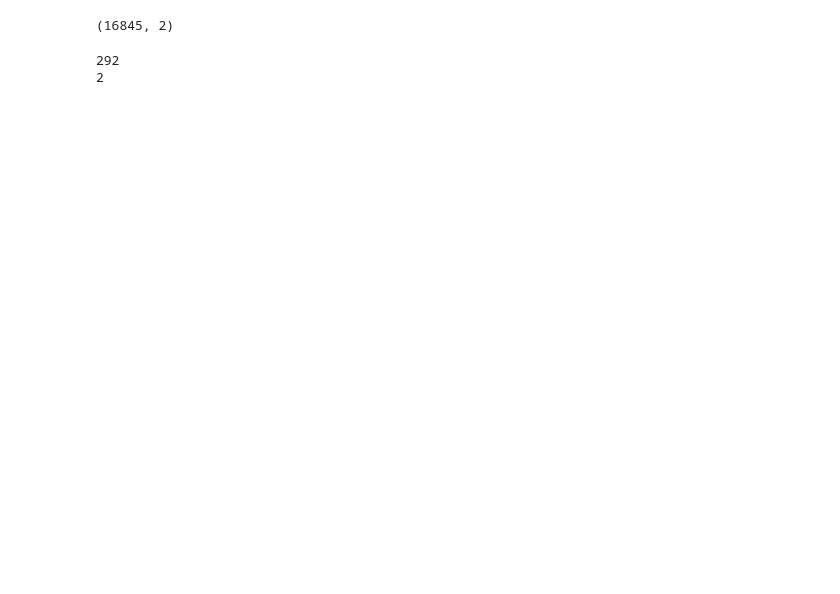
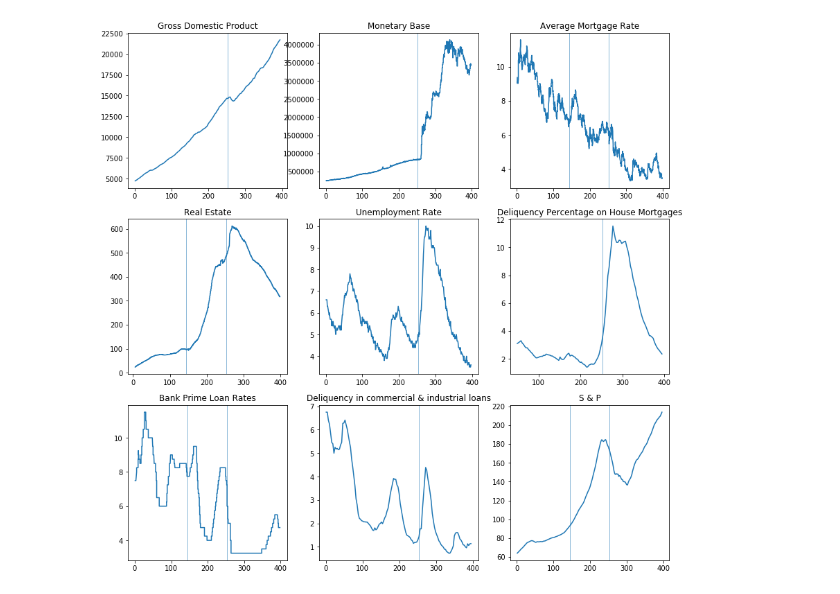
Before and after one commit to bkilian15/BurstingBubbles, a Jupyter notebook: Analysis/bubble_data_analysis.ipynb, the cells around one changed output. Cells and saved outputs as stored; diff of their text form; code cells hidden in the pictures; blank space fills up the shorter version.

```diff
--- a/Analysis/bubble_data_analysis.ipynb
+++ b/Analysis/bubble_data_analysis.ipynb
@@ -7,21 +7,18 @@ import seaborn as sn
 gdp = pd.read_csv("../Data/gdp_1947_2019.csv")
 monetary_base = pd.read_csv("../Data/monetaryB_1975_2020.csv")
 unemploy = pd.read_csv("../Data/unrate_1948_2020.csv")
-dprime = pd.read_csv("../Data/dprime_1955_2020.csv")
+mprime = pd.read_csv("../Data/mprime_1949_2020.csv")
 defaults = pd.read_csv("../Data/defaults_1991_2019.csv")
 mortgage_avg = pd.read_csv("../Data/30yearFRMortgageAvg_1971_2020.csv")
 s_p = pd.read_csv("../Data/spCaseshiller_1987_2019.csv")
 real_estate = pd.read_csv("../Data/RealEstateLoans.csv")
+deliquentCommIndust = np.array(pd.read_csv("../Data/delinquencyCommercialIndustrial_1987_2019.csv"))
 # %%
 defaults = np.array(defaults)
 gdp = np.array(gdp)
 monetary_base = np.array(monetary_base)
-dprime =np.array(dprime)
+mprime = np.array(mprime)
 mortgage_avg = np.array(mortgage_avg)
 s_p = np.array(s_p)
 real_estate = np.array(real_estate)
-# %%
-print(dprime.shape)
-# %% [output]
-(16845, 2)
 # %%
@@ -41,7 +65,57 @@ def parse_dates(data, start_date):
-# %%
-x = parse_dates(gdp, 1980)
-print(len(gdp))
-print(len(parse_dates(gdp, 1947)))
-# %% [output]
-292
-2
+# %%
+
+gdp_Y, gdp_X = parse_dates(gdp, 1987)
+real_estate_Y, real_estate_X = parse_dates(real_estate, 1987)
+monetary_base_Y, monetary_base_X = parse_dates(monetary_base, 1987)
+unemploy_Y, unemploy_X = parse_dates(np.array(unemploy), 1987)
+defaults_Y, defaults_X = parse_dates(defaults, 1987)
+mortAvg_Y, mortAvg_X = parse_dates(mortgage_avg, 1987)
+s_p_Y, s_p_X = parse_dates(s_p, 1987)
+mprime_Y, mprime_X = parse_dates(mprime, 1987)
+deliquentCommIndust_Y, deliquentCommIndust_X = parse_dates(deliquentCommIndust, 1987)
+
+fig, axes = plt.subplots(3,3,figsize=[14,14])
+
+axes[0,0].plot(gdp_Y, gdp_X)
+axes[0,0].set_title("Gross Domestic Product")
+axes[0,0].axvline(x=252, linewidth = .5)
+
+axes[1,0].plot(real_estate_Y, real_estate_X)
+axes[1,0].set_title("Real Estate")
+axes[1,0].axvline(x=252, linewidth = .5)
+axes[1,0].axvline(x=144, linewidth = .5)
+
+axes[2,0].plot(dprime_Y, dprime_X)
+axes[2,0].set_title("Bank Prime Loan Rates")
+axes[2,0].axvline(x=252, linewidth = .5)
+axes[2,0].axvline(x=144, linewidth = .5)
+
+axes[0,1].plot(monetary_base_Y, monetary_base_X)
+axes[0,1].set_title("Monetary Base")
+axes[0,1].axvline(x=252, linewidth = .5)
+
+axes[1,1].plot(unemploy_Y, unemploy_X)
+axes[1,1].set_title("Unemployment Rate")
+axes[1,1].axvline(x=252, linewidth = .5)
+
+axes[2,1].plot(deliquentCommIndust_Y, deliquentCommIndust_X)
+axes[2,1].set_title("Deliquency in commercial & industrial loans")
+axes[2,1].axvline(x=252, linewidth = .5)
+
+axes[1,2].plot(defaults_Y, defaults_X)
+axes[1,2].set_title("Deliquency Percentage on House Mortgages")
+axes[1,2].axvline(x=252, linewidth = .5)
+
+axes[0,2].plot(mortAvg_Y, mortAvg_X)
+axes[0,2].set_title("Average Mortgage Rate")
+axes[0,2].axvline(x=252, linewidth = .5)
+axes[0,2].axvline(x=144, linewidth = .5)
+
+axes[2,2].plot(s_p_Y, s_p_X)
+axes[2,2].set_title("S & P")
+axes[2,2].axvline(x=252, linewidth = .5)
+axes[2,2].axvline(x=144, linewidth = .5)
+
+plt.show()
+# %% [output]
+[figure, added]
```
Also changed, not shown: parts of 12 cells of this notebook, 5 other files.
